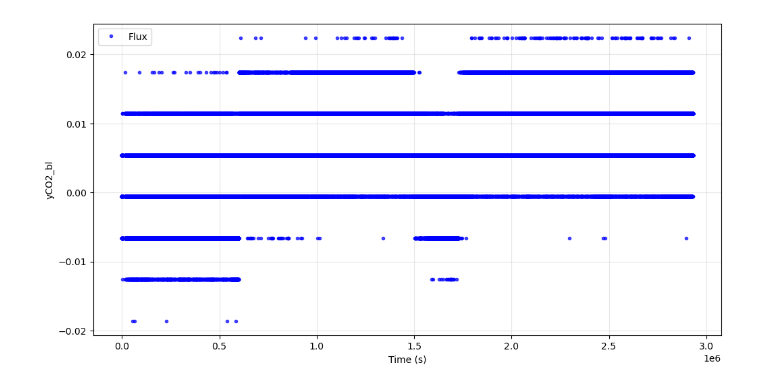
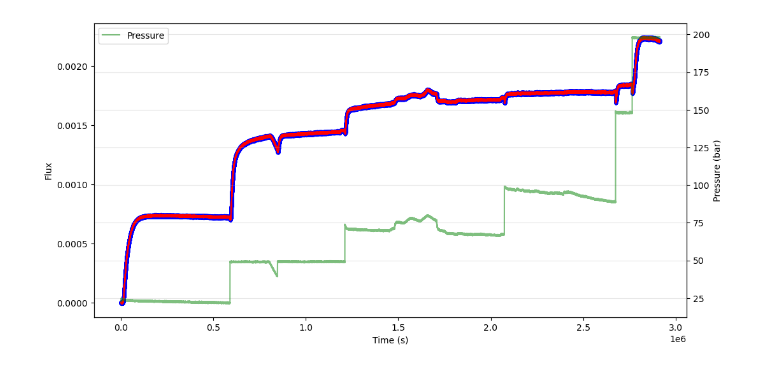
Before and after one commit to louis-sh-nguyen/object-oriented-pemeation-analysis, a Jupyter notebook: notebooks/multipressure-permeability.ipynb, the cells around one changed output. Cells and saved outputs as stored; diff of their text form; code cells hidden in the pictures.

Commit message:
add steady state dict

```diff
--- a/notebooks/multipressure-permeability.ipynb
+++ b/notebooks/multipressure-permeability.ipynb
@@ -26,7 +26,7 @@ processed_data = preprocess_data(
 processed_data = processed_data[['time', 'flux', 'yCO2_bl', 'pressure']]
 # %%
 # Function to identify steady-state region
-def identify_steady_state_region(df, column='yCO2_bl', eps=0.001, window=10):
+def identify_steady_state_region(df, column='flux', eps=0.001, window=100):
     slopes = df[column].diff() / df["time"].diff()
     df["slope_change_mean"] = slopes.diff().abs().rolling(window=window).mean()
     df["slope_change_min"] = slopes.diff().abs().rolling(window=window).min()
@@ -36,50 +36,56 @@ def identify_steady_state_region(df, column='yCO2_bl', eps=0.001, window=10):
     df["steady_state"] = df["slope_change_mean"] < eps
     # df["pct_change_mean"] = (
     #     (df[column].diff() / df["time"].diff())
     #     .pct_change()
     #     .abs()
     #     # .rolling(window=window)
     #     # .mean()
     # )
     # df["pct_change_min"] = (
     #     (df[column].diff() / df["time"].diff())
     #     .pct_change()
     #     .abs()
     #     .rolling(window=window)
     #     .min()
     # )
     # df["pct_change_max"] = (
     #     (df[column].diff() / df["time"].diff())
     #     .pct_change()
     #     .abs()
     #     .rolling(window=window)
     #     .max()
     # )
     # df["pct_change_median"] = (
     #     (df[column].diff() / df["time"].diff())
     #     .pct_change()
     #     .abs()
     #     .rolling(window=window)
     #     .median()
     # )
     return df
+
+# Usage
+processed_data_copied = processed_data.copy()
+processed_data_copied = identify_steady_state_region(processed_data_copied, column='flux', eps=0.000008, window=100)
+
+import matplotlib.pyplot as plt
+
+plt.figure(figsize=(12, 6))
+
+plt.plot(processed_data_copied['time'], processed_data_copied['flux'], 'b.', alpha=0.7, label='Flux')
+
+# Highlight steady state regions
+steady_state_data = processed_data_copied[processed_data_copied['steady_state'] == True]
+# plt.fill_between(steady_state_data['time'], [0], steady_state_data['flux'], alpha=0.3, color='red', label='Steady State')
+plt.plot(steady_state_data['time'], steady_state_data['flux'], 'r-', alpha=1.0, label='Steady State')
+plt.ylabel('Flux')
+plt.xlabel('Time (s)')
+
+plt.twinx()
+plt.plot(processed_data_copied['time'], processed_data_copied['pressure'], 'g-', alpha=0.5, label='Pressure')
+plt.ylabel('Pressure (bar)')
+plt.legend()
+plt.grid(True, alpha=0.3)
+plt.show()
+# %% [output]
+[figure, added]
-# %%
-processed_data_copied = processed_data.copy()
-processed_data_copied = identify_steady_state_region(processed_data_copied, column='yCO2_bl', eps=0.01, window=10)
-
-import matplotlib.pyplot as plt
-
-plt.figure(figsize=(12, 6))
-plt.plot(processed_data_copied['time'], processed_data_copied['yCO2_bl'], 'b.', alpha=0.7, label='Flux')
-
-# Highlight steady state regions
-steady_state_data = processed_data_copied[processed_data_copied['steady_state'] == True]
-# plt.plot(steady_state_data['time'], steady_state_data['yCO2_bl'], c='red', s=1, alpha=0.8, label='Steady State')
-
-plt.xlabel('Time (s)')
-plt.ylabel('yCO2_bl')
-plt.legend()
-plt.grid(True, alpha=0.3)
-plt.show()
-# %% [output]
-[figure, removed]
```
Also changed, not shown: parts of 1 cell of this notebook.
